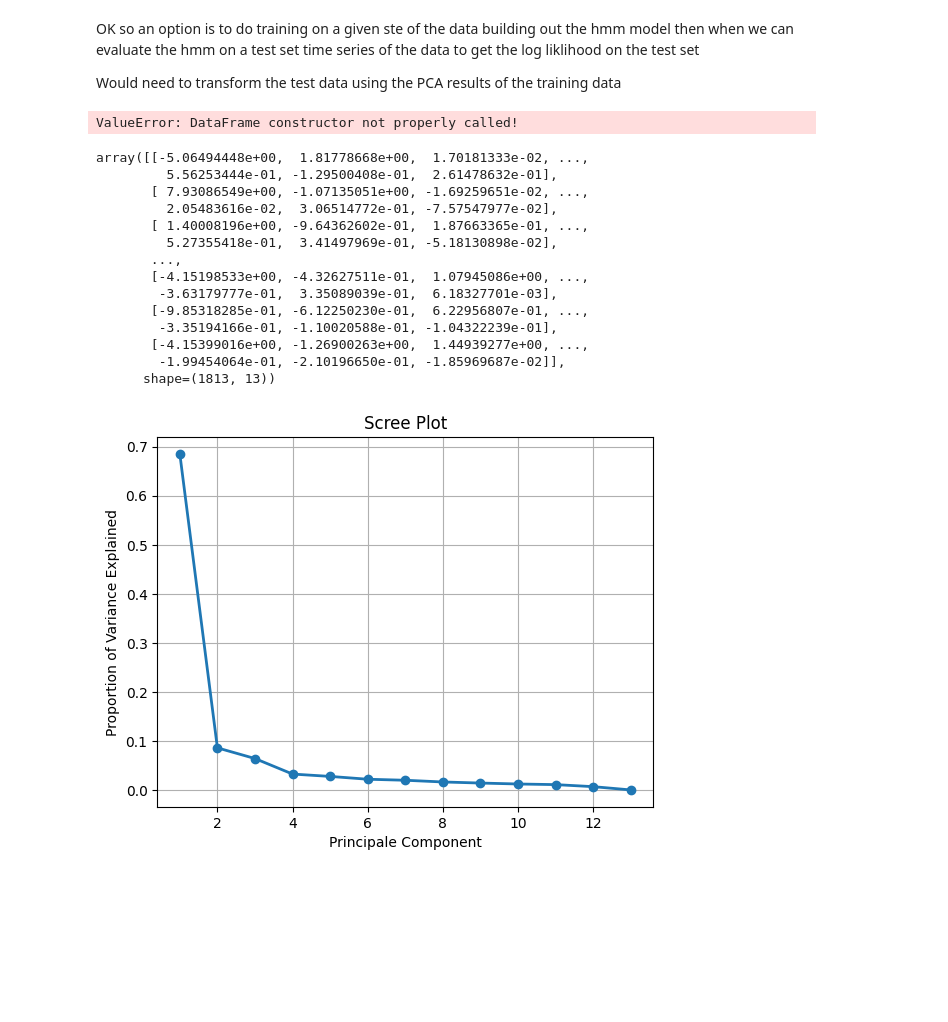
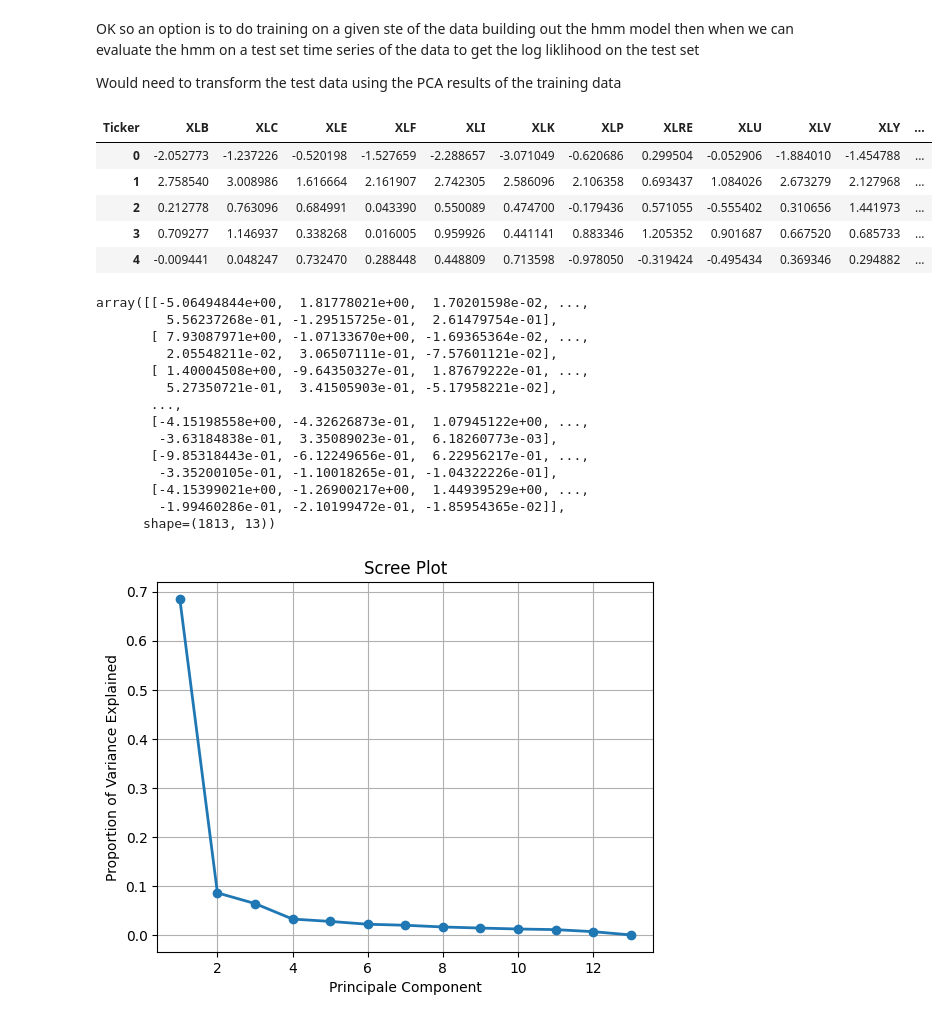
Before and after one commit to CampbelSoup/Regime-Classification-PCA-HMM-S-P500, a Jupyter notebook: pca_hmm.ipynb, the cells around one changed output. Drawn from its saved outputs; the diff is of its cells as text; code cells hidden in the pictures; blank space fills up the shorter version.

```diff
--- a/pca_hmm.ipynb
+++ b/pca_hmm.ipynb
@@ -60,30 +60,35 @@ Would need to transform the test data using the PCA results of the training data
 # %%
 scaler = StandardScaler()
 
 returns_scaled = pd.DataFrame(
-    scaler.fit(returns),
-    columns = returns.columns,
+    scaler.fit_transform(returns),
+    columns = returns.columns
 )
 returns_scaled.head()
 # %% [output]
-ValueError: DataFrame constructor not properly called!
+| Ticker | XLB | XLC | XLE | XLF | XLI | XLK | XLP | XLRE | XLU | XLV | XLY | ... |
+| 0 | -2.052773 | -1.237226 | -0.520198 | -1.527659 | -2.288657 | -3.071049 | -0.620686 | 0.299504 | -0.052906 | -1.884010 | -1.454788 | ... |
+| 1 | 2.758540 | 3.008986 | 1.616664 | 2.161907 | 2.742305 | 2.586096 | 2.106358 | 0.693437 | 1.084026 | 2.673279 | 2.127968 | ... |
+| 2 | 0.212778 | 0.763096 | 0.684991 | 0.043390 | 0.550089 | 0.474700 | -0.179436 | 0.571055 | -0.555402 | 0.310656 | 1.441973 | ... |
+| 3 | 0.709277 | 1.146937 | 0.338268 | 0.016005 | 0.959926 | 0.441141 | 0.883346 | 1.205352 | 0.901687 | 0.667520 | 0.685733 | ... |
+| 4 | -0.009441 | 0.048247 | 0.732470 | 0.288448 | 0.448809 | 0.713598 | -0.978050 | -0.319424 | -0.495434 | 0.369346 | 0.294882 | ... |
 # %%
 pca = PCA(random_state=seed)
 pca.fit_transform(returns_scaled)
 # %% [output]
-array([[-5.06494448e+00,  1.81778668e+00,  1.70181333e-02, ...,
-         5.56253444e-01, -1.29500408e-01,  2.61478632e-01],
-       [ 7.93086549e+00, -1.07135051e+00, -1.69259651e-02, ...,
-         2.05483616e-02,  3.06514772e-01, -7.57547977e-02],
-       [ 1.40008196e+00, -9.64362602e-01,  1.87663365e-01, ...,
-         5.27355418e-01,  3.41497969e-01, -5.18130898e-02],
+array([[-5.06494844e+00,  1.81778021e+00,  1.70201598e-02, ...,
+         5.56237268e-01, -1.29515725e-01,  2.61479754e-01],
+       [ 7.93087971e+00, -1.07133670e+00, -1.69365364e-02, ...,
+         2.05548211e-02,  3.06507111e-01, -7.57601121e-02],
+       [ 1.40004508e+00, -9.64350327e-01,  1.87679222e-01, ...,
+         5.27350721e-01,  3.41505903e-01, -5.17958221e-02],
        ...,
-       [-4.15198533e+00, -4.32627511e-01,  1.07945086e+00, ...,
-        -3.63179777e-01,  3.35089039e-01,  6.18327701e-03],
-       [-9.85318285e-01, -6.12250230e-01,  6.22956807e-01, ...,
-        -3.35194166e-01, -1.10020588e-01, -1.04322239e-01],
-       [-4.15399016e+00, -1.26900263e+00,  1.44939277e+00, ...,
-        -1.99454064e-01, -2.10196650e-01, -1.85969687e-02]],
+       [-4.15198558e+00, -4.32626873e-01,  1.07945122e+00, ...,
+        -3.63184838e-01,  3.35089023e-01,  6.18260773e-03],
+       [-9.85318443e-01, -6.12249656e-01,  6.22956217e-01, ...,
+        -3.35200105e-01, -1.10018265e-01, -1.04322226e-01],
+       [-4.15399021e+00, -1.26900217e+00,  1.44939529e+00, ...,
+        -1.99460286e-01, -2.10199472e-01, -1.85954365e-02]],
       shape=(1813, 13))
 # %%
 pc_explained_var = pca.explained_variance_ratio_
```
Also changed, not shown: parts of 9 cells of this notebook.
